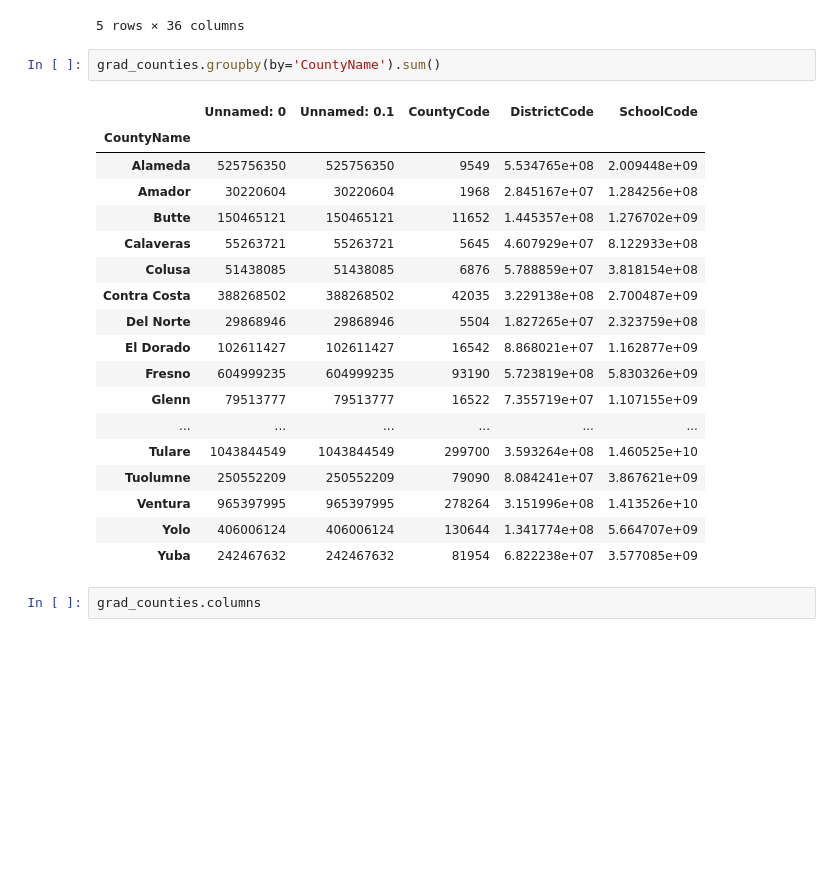
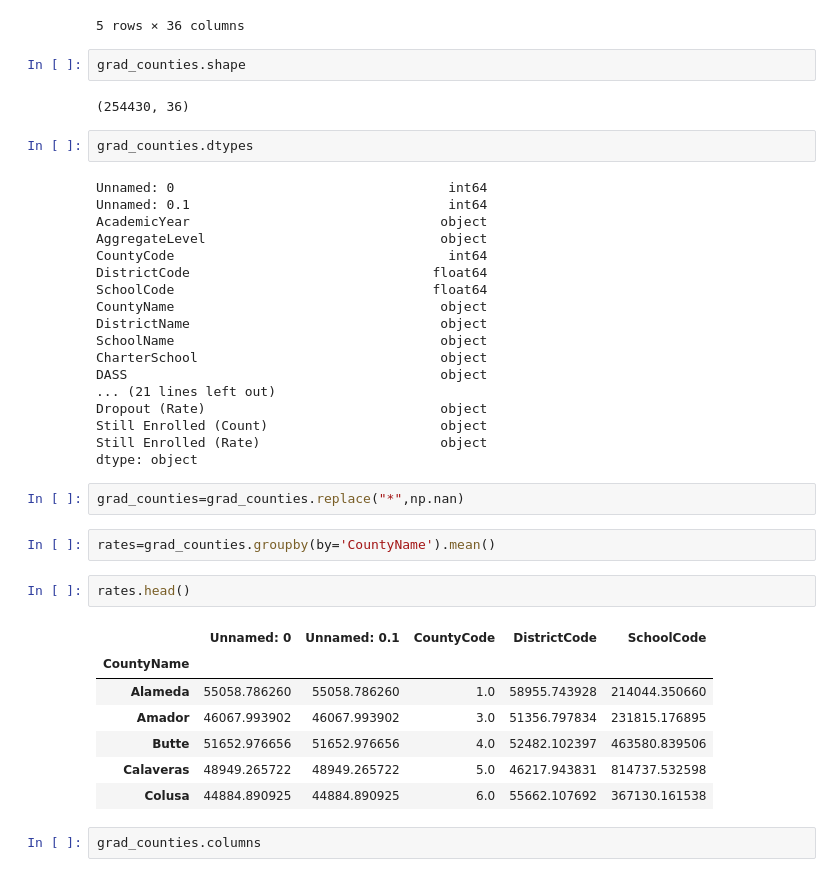
Before and after one commit to nnasr001/PBPL280S21Project1, a Jupyter notebook: SchoolCountyData.ipynb, the cells around one changed output. Cells and saved outputs as stored; diff of their text form; blank space fills up the shorter version.

```diff
--- a/SchoolCountyData.ipynb
+++ b/SchoolCountyData.ipynb
@@ -294,27 +294,44 @@ grad_counties.head()
 | 3 | 3 | 3 | 2019-20 | C | 1 | NaN | NaN | ... |
 | 4 | 4 | 4 | 2019-20 | C | 1 | NaN | NaN | ... |
 5 rows × 36 columns
+# %%
+grad_counties.shape
+# %% [output]
+(254430, 36)
+# %%
+grad_counties.dtypes
+# %% [output]
+Unnamed: 0                                   int64
+Unnamed: 0.1                                 int64
+AcademicYear                                object
+AggregateLevel                              object
+CountyCode                                   int64
+DistrictCode                               float64
+SchoolCode                                 float64
+CountyName                                  object
+DistrictName                                object
+SchoolName                                  object
+CharterSchool                               object
+DASS                                        object
+... (21 lines left out)
+Dropout (Rate)                              object
+Still Enrolled (Count)                      object
+Still Enrolled (Rate)                       object
+dtype: object
+# %%
+grad_counties=grad_counties.replace("*",np.nan)
 # %%
-grad_counties.groupby(by='CountyName').sum()
+rates=grad_counties.groupby(by='CountyName').mean()
-# %% [output]
-|  | Unnamed: 0 | Unnamed: 0.1 | CountyCode | DistrictCode | SchoolCode |
-| CountyName |  |  |  |  |  |
-| Alameda | 525756350 | 525756350 | 9549 | 5.534765e+08 | 2.009448e+09 |
-| Amador | 30220604 | 30220604 | 1968 | 2.845167e+07 | 1.284256e+08 |
-| Butte | 150465121 | 150465121 | 11652 | 1.445357e+08 | 1.276702e+09 |
-| Calaveras | 55263721 | 55263721 | 5645 | 4.607929e+07 | 8.122933e+08 |
-| Colusa | 51438085 | 51438085 | 6876 | 5.788859e+07 | 3.818154e+08 |
-| Contra Costa | 388268502 | 388268502 | 42035 | 3.229138e+08 | 2.700487e+09 |
-| Del Norte | 29868946 | 29868946 | 5504 | 1.827265e+07 | 2.323759e+08 |
-| El Dorado | 102611427 | 102611427 | 16542 | 8.868021e+07 | 1.162877e+09 |
-| Fresno | 604999235 | 604999235 | 93190 | 5.723819e+08 | 5.830326e+09 |
-| Glenn | 79513777 | 79513777 | 16522 | 7.355719e+07 | 1.107155e+09 |
-| ... | ... | ... | ... | ... | ... |
-| Tulare | 1043844549 | 1043844549 | 299700 | 3.593264e+08 | 1.460525e+10 |
-| Tuolumne | 250552209 | 250552209 | 79090 | 8.084241e+07 | 3.867621e+09 |
-| Ventura | 965397995 | 965397995 | 278264 | 3.151996e+08 | 1.413526e+10 |
-| Yolo | 406006124 | 406006124 | 130644 | 1.341774e+08 | 5.664707e+09 |
-| Yuba | 242467632 | 242467632 | 81954 | 6.822238e+07 | 3.577085e+09 |
+# %%
+rates.head()
+# %% [output]
+|  | Unnamed: 0 | Unnamed: 0.1 | CountyCode | DistrictCode | SchoolCode |
+| CountyName |  |  |  |  |  |
+| Alameda | 55058.786260 | 55058.786260 | 1.0 | 58955.743928 | 214044.350660 |
+| Amador | 46067.993902 | 46067.993902 | 3.0 | 51356.797834 | 231815.176895 |
+| Butte | 51652.976656 | 51652.976656 | 4.0 | 52482.102397 | 463580.839506 |
+| Calaveras | 48949.265722 | 48949.265722 | 5.0 | 46217.943831 | 814737.532598 |
+| Colusa | 44884.890925 | 44884.890925 | 6.0 | 55662.107692 | 367130.161538 |
 # %%
 grad_counties.columns
 # %% [output]
```
Also changed, not shown: parts of 19 cells of this notebook, 1 other file.
